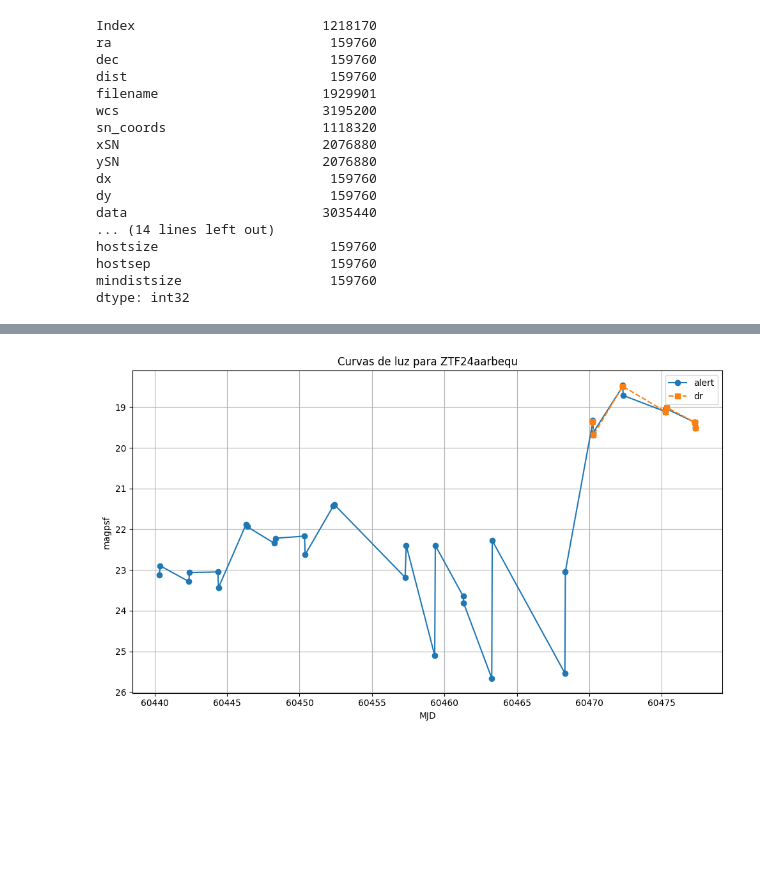
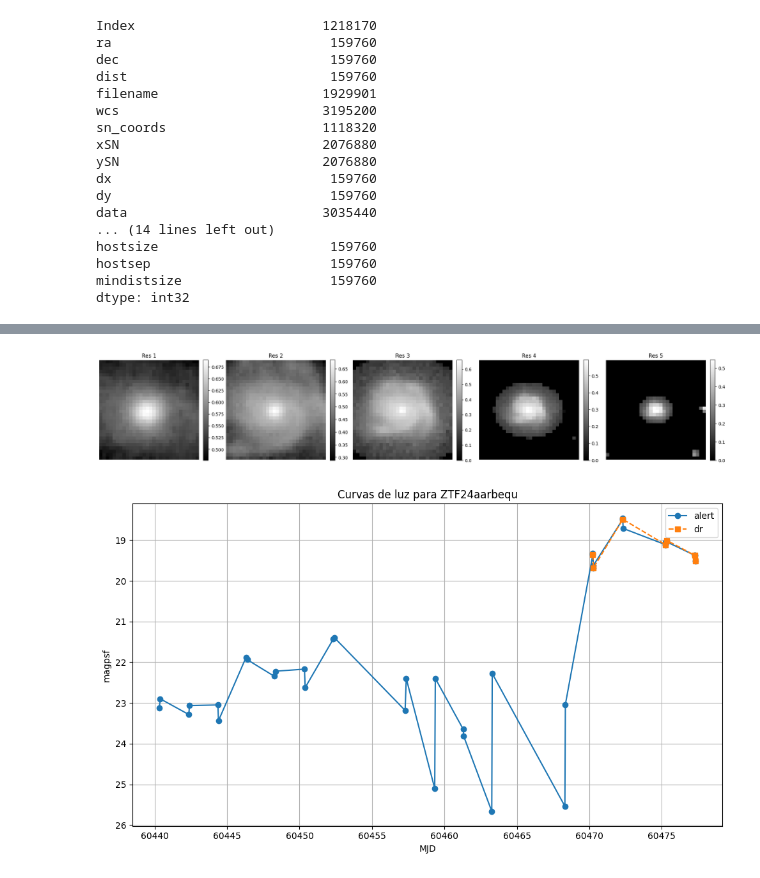
Before and after one commit to benjaminMancilla/AS4501-Proyect, a Jupyter notebook: model_dataframe.ipynb, the cells around one changed output, grey strips where cells are left out. Cells and saved outputs as stored; diff of their text form; code cells hidden in the pictures; blank space fills up the shorter version.

```diff
--- a/model_dataframe.ipynb
+++ b/model_dataframe.ipynb
@@ -345,0 +397,38 @@ Pickle limpio guardado en: delight_info.pkl
+# %%
+oid = example_oid
+df = df_delight
+
+data_obj = df_delight.at[example_oid, 'data']
+
+# Extraer el array de píxeles
+if hasattr(data_obj, 'data'):
+    arr = data_obj.data
+elif isinstance(data_obj, np.ndarray):
+    arr = data_obj
+elif hasattr(data_obj, '__array__'):
+    arr = np.array(data_obj)
+else:
+    raise TypeError(f"Formato no reconocido para oid={example_oid}: {type(data_obj)}")
+
+# Si es 2D, lo convertimos a (1, H, W)
+if arr.ndim == 2:
+    arr = arr[np.newaxis, ...]
+
+# Número de resoluciones (esperamos 5)
+n_res = arr.shape[0]
+
+# Crear figura con 5 subplots
+fig, axes = plt.subplots(1, n_res, figsize=(4 * n_res, 4))
+for i in range(n_res):
+    # Usamos np.take para evitar slicing directo en vistas especiales
+    img = np.take(arr, indices=i, axis=0)
+    ax = axes[i] if n_res > 1 else axes
+    im = ax.imshow(img, origin='lower', cmap='gray')
+    ax.set_title(f"Res {i+1}")
+    ax.axis('off')
+    fig.colorbar(im, ax=ax, fraction=0.046, pad=0.04)
+
+plt.tight_layout()
+plt.show()
+# %% [output]
+[figure, added]
```
Also changed, not shown: parts of 7 cells of this notebook, 2 other files.
